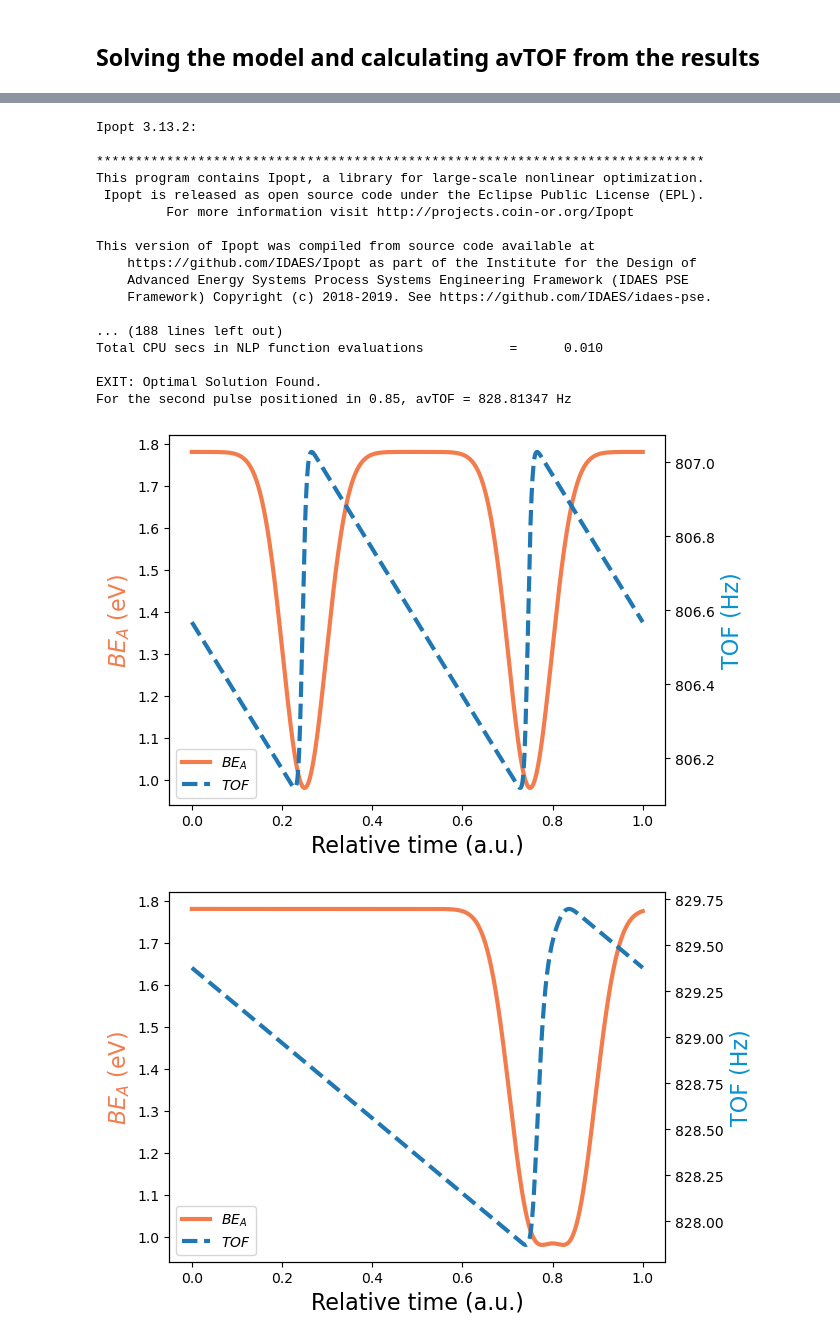
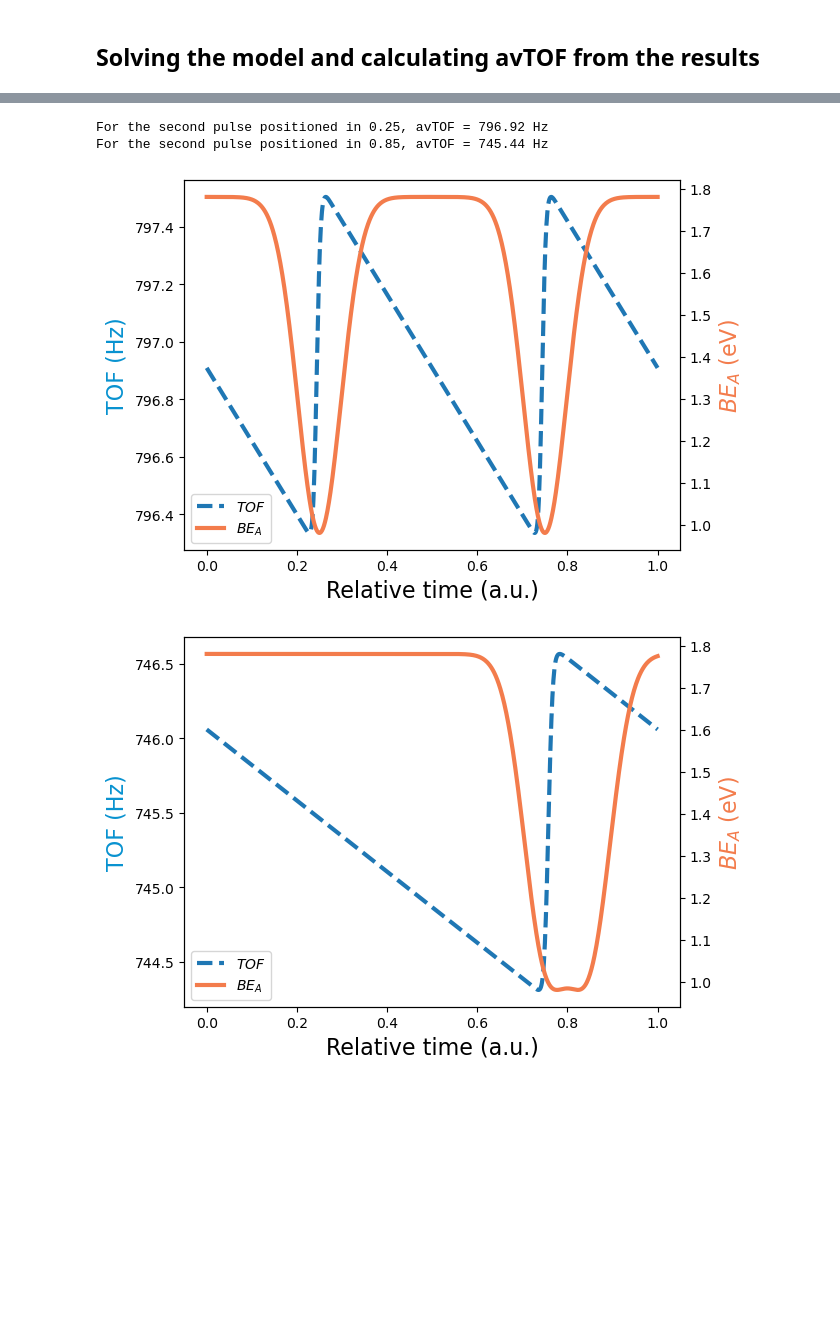
Before and after one commit to KitchinHUB/si-dynamic-catalysis-1, a Jupyter notebook: Others/12-Double_Gaussian_pulse_analysis.ipynb, the cells around one changed output, grey strips where cells are left out. Cells and saved outputs as stored; diff of their text form; code cells hidden in the pictures; blank space fills up the shorter version.

Commit message:
added system comparison

```diff
--- a/Others/12-Double_Gaussian_pulse_analysis.ipynb
+++ b/Others/12-Double_Gaussian_pulse_analysis.ipynb
@@ -389,14 +391,20 @@ def objective_function(amplitude, target_min_value, center_freq1, center_freq2,
 # %%
 params = Params()
 
-params.freq_osci = 1300
+# Frequency value below the band of "resonant frequency"
+params.freq_osci = 1000
+
 params.amplitude = 0.4
 params.offset = 1.78
 
+# Same width for both pulses
 params.center_freq1 = 0.034
 params.center_freq2 = 0.034
 
+# Fix the position of one pulse
 params.pulse_position1 = 0.75
 
+# Determine the position of the second pulse
+# for pulse position 2 = 0.25 pulses will be separated, for 0.85 they will overlap
 pulse_positions2 = [0.25, 0.85]
 # %% [markdown]
@@ -404,7 +412,7 @@ pulse_positions2 = [0.25, 0.85]
 # %%
 for params.pulse_position2 in pulse_positions2:
 
-    TOF, avTOF = tof_from_decision_vars(params, tee=True)
+    TOF, avTOF = tof_from_decision_vars(params, tee = False)
 
     # Returning the model to be able to get BE of A values
     m = create_pyomo_model(params)
@@ -439,12 +447,12 @@ for params.pulse_position2 in pulse_positions2:
         sol = minimize(objective_function, initial_guess, args=(target_min_value, center_freq1, center_freq2, pulse_position1, pulse_position2, offset))
         new_amplitude = sol.x
 
-        print(f'To avoid extrapolating the maximum amplitude, use amplitude = {new_amplitude[0]} eV.')
+#         print(f'To avoid extrapolating the maximum amplitude, use amplitude = {new_amplitude[0]} eV.')
 
         # Simulate the system using the identified amplitude that leads to global max amplitude
         params.amplitude = new_amplitude
-        TOF, avTOF = tof_from_decision_vars(params, tee=True)
-        print(f'For the second pulse positioned in {params.pulse_position2}, avTOF = {avTOF:1.5f} Hz')
+        TOF, avTOF = tof_from_decision_vars(params, tee = False)
+        print(f'For the second pulse positioned in {params.pulse_position2}, avTOF = {avTOF:1.2f} Hz')
 
         # Returning the model to be able to get BE of A values
         m = create_pyomo_model(params)
@@ -460,77 +468,56 @@ for params.pulse_position2 in pulse_positions2:
             bea = be(m, t)
             BEa_array.append(bea)
 
-        # Gettings TOF array for plotting
-        TOF, avTOF = tof_from_decision_vars(params, tee=False)
-
         # Creating the two plots in the same frame
         fig, ax1 = plt.subplots()
 
         # Creating the first plot: times x TOF plot
-        ax1.plot(m.tau, BEa_array, label='$BE_A$', color='#f37c4c', linewidth=3)
-        ax1.set_ylabel('$BE_A$ (eV)', color='#f37c4c', fontsize=16)
+        ax1.plot(m.tau, TOF, label='$TOF$', linewidth=3, linestyle='--')
+        ax1.set_ylabel('TOF (Hz)', color ='#0892d0', fontsize=16)
         ax1.set_xlabel('Relative time (a.u.)', fontsize=16)
 
         # Creating the second plot: times x BEa with axes on the right side
         ax2 = ax1.twinx()
-        ax2.plot(m.tau, TOF, label='$TOF$', linewidth=3, linestyle='--')
-        ax2.set_ylabel('TOF (Hz)', color ='#0892d0', fontsize=16)
+        ax2.plot(m.tau, BEa_array, label='$BE_A$', color='#f37c4c', linewidth=3)
+        ax2.set_ylabel('$BE_A$ (eV)', color='#f37c4c', fontsize=16)
         lines, labels = ax1.get_legend_handles_labels()
         lines2, labels2 = ax2.get_legend_handles_labels()
         ax2.legend(lines + lines2, labels + labels2, loc='lower left');
 
     else:
-        print(f'For the second pulse positioned in {params.pulse_position2}, avTOF = {avTOF:1.5f} Hz')
+        print(f'For the second pulse positioned in {params.pulse_position2}, avTOF = {avTOF:1.2f} Hz')
 
         # Returning the model to be able to get BE of A values
         m = create_pyomo_model(params)
 
         # Getting BE of A values for plotting
         def be(m,t):
             pt = time_dependent_params(params, t)
             Be_a = pt.BEa
             return Be_a
 
         BEa_array = []
         for t in m.times:
             bea = be(m, t)
             BEa_array.append(bea)
 
-        # Gettings TOF array for plotting
-        TOF, avTOF = tof_from_decision_vars(params, tee=False)
-
         # Creating the two plots in the same frame
         fig, ax1 = plt.subplots()
 
         # Creating the first plot: times x TOF plot
-        ax1.plot(m.tau, BEa_array, label='$BE_A$', color='#f37c4c', linewidth=3)
-        ax1.set_ylabel('$BE_A$ (eV)', color='#f37c4c', fontsize=16)
+        ax1.plot(m.tau, TOF, label='$TOF$', linewidth=3, linestyle='--')
+        ax1.set_ylabel('TOF (Hz)', color ='#0892d0', fontsize=16)
         ax1.set_xlabel('Relative time (a.u.)', fontsize=16)
 
         # Creating the second plot: times x BEa with axes on the right side
         ax2 = ax1.twinx()
-        ax2.plot(m.tau, TOF, label='$TOF$', linewidth=3, linestyle='--')
-        ax2.set_ylabel('TOF (Hz)', color ='#0892d0', fontsize=16)
+        ax2.plot(m.tau, BEa_array, label='$BE_A$', color='#f37c4c', linewidth=3)
+        ax2.set_ylabel('$BE_A$ (eV)', color='#f37c4c', fontsize=16)
         lines, labels = ax1.get_legend_handles_labels()
         lines2, labels2 = ax2.get_legend_handles_labels()
         ax2.legend(lines + lines2, labels + labels2, loc='lower left');
 # %% [output]
-Ipopt 3.13.2:
-
-******************************************************************************
-This program contains Ipopt, a library for large-scale nonlinear optimization.
- Ipopt is released as open source code under the Eclipse Public License (EPL).
-         For more information visit http://projects.coin-or.org/Ipopt
-
-This version of Ipopt was compiled from source code available at
-    https://github.com/IDAES/Ipopt as part of the Institute for the Design of
-    Advanced Energy Systems Process Systems Engineering Framework (IDAES PSE
-    Framework) Copyright (c) 2018-2019. See https://github.com/IDAES/idaes-pse.
-
-... (188 lines left out)
-Total CPU secs in NLP function evaluations           =      0.010
-
-EXIT: Optimal Solution Found.
-For the second pulse positioned in 0.85, avTOF = 828.81347 Hz
+For the second pulse positioned in 0.25, avTOF = 796.92 Hz
+For the second pulse positioned in 0.85, avTOF = 745.44 Hz
-[figure, old version]
+[figure, new version]
-[figure, old version]
+[figure, new version]
```
Also changed, not shown: parts of 10 cells of this notebook.
